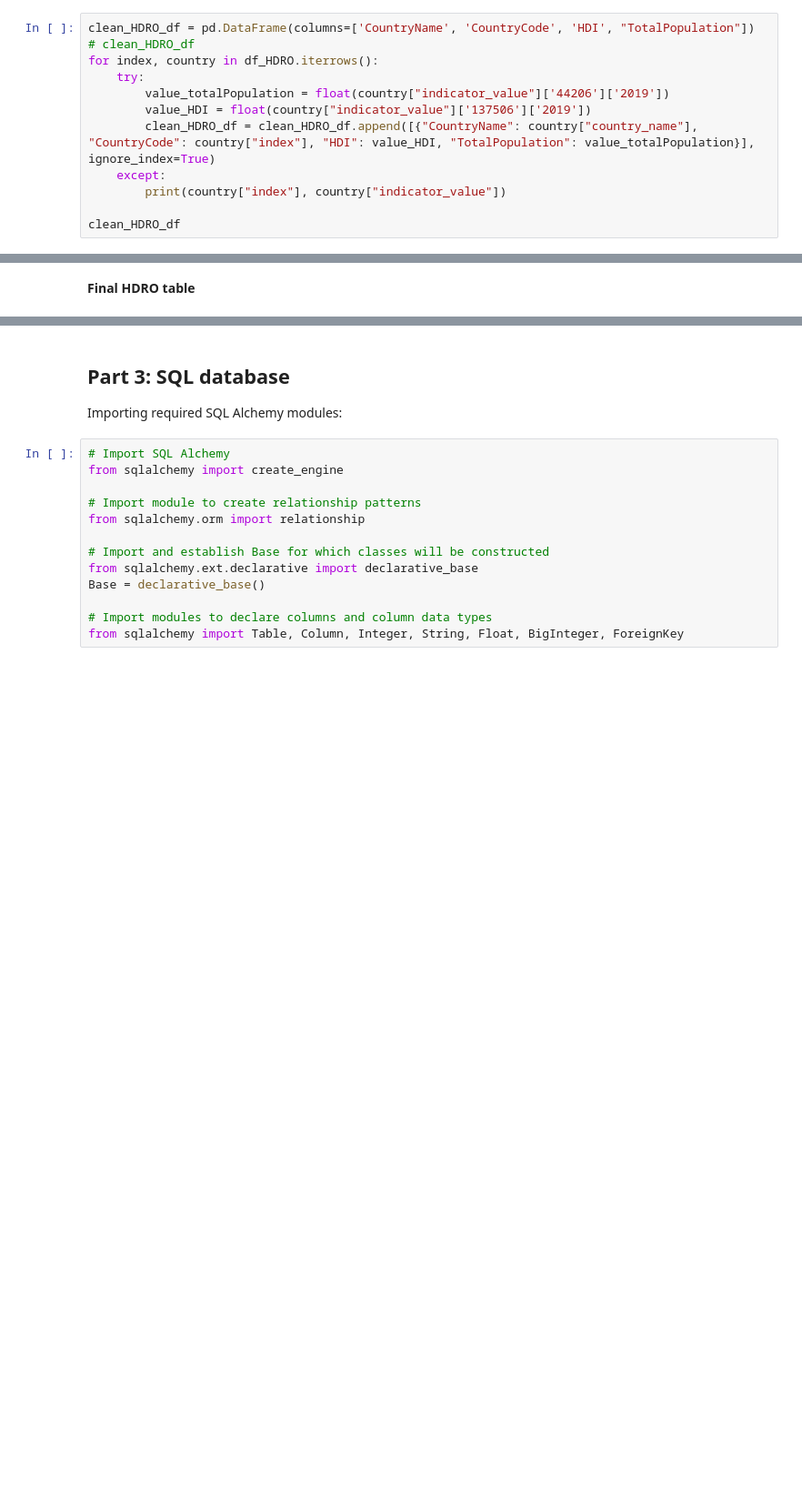
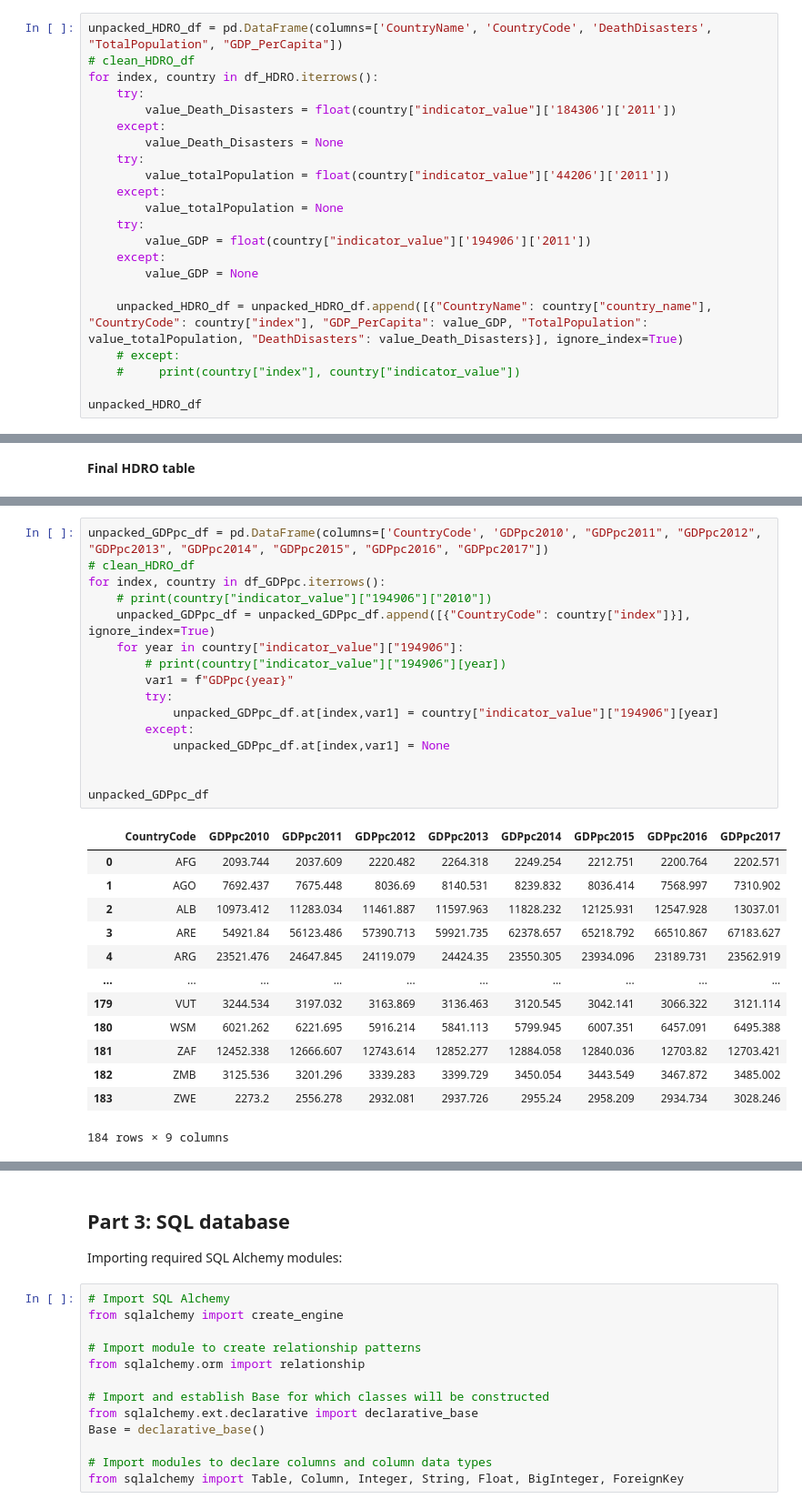
Before and after one commit to P219-C/earthquake_tool, a Jupyter notebook: ETL/ETL.ipynb, the cells around one changed output, grey strips where cells are left out. Shown at 91% size. Saved outputs shown, nothing was run; the diff lists cells and outputs as text; blank space fills up the shorter version.

```diff
--- a/ETL/ETL.ipynb
+++ b/ETL/ETL.ipynb
@@ -173,14 +228,24 @@ Extracting the required values from the HDRO json file and saving them in a pand
 
 A few number of countries couldn't be saved into the dataframe as some of the required values were missing (see print outputs).
 # %%
-clean_HDRO_df = pd.DataFrame(columns=['CountryName', 'CountryCode', 'HDI', "TotalPopulation"])
+unpacked_HDRO_df = pd.DataFrame(columns=['CountryName', 'CountryCode', 'DeathDisasters', "TotalPopulation", "GDP_PerCapita"])
 # clean_HDRO_df
 for index, country in df_HDRO.iterrows():
     try:
-        value_totalPopulation = float(country["indicator_value"]['44206']['2019'])
-        value_HDI = float(country["indicator_value"]['137506']['2019'])
-        clean_HDRO_df = clean_HDRO_df.append([{"CountryName": country["country_name"], "CountryCode": country["index"], "HDI": value_HDI, "TotalPopulation": value_totalPopulation}], ignore_index=True)
+        value_Death_Disasters = float(country["indicator_value"]['184306']['2011'])
     except:
-        print(country["index"], country["indicator_value"])
+        value_Death_Disasters = None
+    try:
+        value_totalPopulation = float(country["indicator_value"]['44206']['2011'])
+    except:
+        value_totalPopulation = None
+    try:
+        value_GDP = float(country["indicator_value"]['194906']['2011'])
+    except:
+        value_GDP = None
 
-clean_HDRO_df
+    unpacked_HDRO_df = unpacked_HDRO_df.append([{"CountryName": country["country_name"], "CountryCode": country["index"], "GDP_PerCapita": value_GDP, "TotalPopulation": value_totalPopulation, "DeathDisasters": value_Death_Disasters}], ignore_index=True)
+    # except:
+    #     print(country["index"], country["indicator_value"])
+
+unpacked_HDRO_df
@@ -199,0 +347,30 @@ clean_HDRO_df.to_csv("./output_data/clean_HDRO_df_MERGED.csv")
+# %%
+unpacked_GDPpc_df = pd.DataFrame(columns=['CountryCode', 'GDPpc2010', "GDPpc2011", "GDPpc2012", "GDPpc2013", "GDPpc2014", "GDPpc2015", "GDPpc2016", "GDPpc2017"])
+# clean_HDRO_df
+for index, country in df_GDPpc.iterrows():
+    # print(country["indicator_value"]["194906"]["2010"])
+    unpacked_GDPpc_df = unpacked_GDPpc_df.append([{"CountryCode": country["index"]}], ignore_index=True)
+    for year in country["indicator_value"]["194906"]:
+        # print(country["indicator_value"]["194906"][year])
+        var1 = f"GDPpc{year}"
+        try:
+            unpacked_GDPpc_df.at[index,var1] = country["indicator_value"]["194906"][year]
+        except:
+            unpacked_GDPpc_df.at[index,var1] = None
+
+
+unpacked_GDPpc_df
+# %% [output]
+|  | CountryCode | GDPpc2010 | GDPpc2011 | GDPpc2012 | GDPpc2013 | GDPpc2014 | GDPpc2015 | GDPpc2016 | GDPpc2017 |
+| 0 | AFG | 2093.744 | 2037.609 | 2220.482 | 2264.318 | 2249.254 | 2212.751 | 2200.764 | 2202.571 |
+| 1 | AGO | 7692.437 | 7675.448 | 8036.69 | 8140.531 | 8239.832 | 8036.414 | 7568.997 | 7310.902 |
+| 2 | ALB | 10973.412 | 11283.034 | 11461.887 | 11597.963 | 11828.232 | 12125.931 | 12547.928 | 13037.01 |
+| 3 | ARE | 54921.84 | 56123.486 | 57390.713 | 59921.735 | 62378.657 | 65218.792 | 66510.867 | 67183.627 |
+| 4 | ARG | 23521.476 | 24647.845 | 24119.079 | 24424.35 | 23550.305 | 23934.096 | 23189.731 | 23562.919 |
+| ... | ... | ... | ... | ... | ... | ... | ... | ... | ... |
+| 179 | VUT | 3244.534 | 3197.032 | 3163.869 | 3136.463 | 3120.545 | 3042.141 | 3066.322 | 3121.114 |
+| 180 | WSM | 6021.262 | 6221.695 | 5916.214 | 5841.113 | 5799.945 | 6007.351 | 6457.091 | 6495.388 |
+| 181 | ZAF | 12452.338 | 12666.607 | 12743.614 | 12852.277 | 12884.058 | 12840.036 | 12703.82 | 12703.421 |
+| 182 | ZMB | 3125.536 | 3201.296 | 3339.283 | 3399.729 | 3450.054 | 3443.549 | 3467.872 | 3485.002 |
+| 183 | ZWE | 2273.2 | 2556.278 | 2932.081 | 2937.726 | 2955.24 | 2958.209 | 2934.734 | 3028.246 |
+184 rows × 9 columns
```
Also changed, not shown: parts of 27 cells of this notebook, 9 other files.
